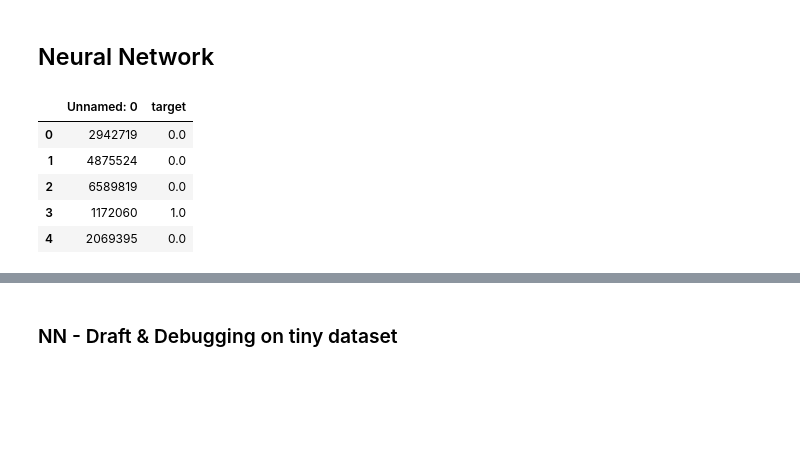
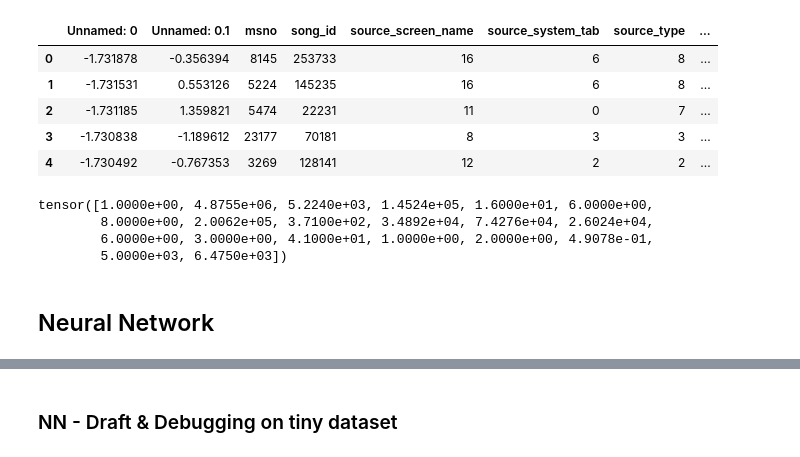
Before and after one commit to yunrulovescoding/CS229, a Jupyter notebook: NeuralNetwork.ipynb, the cells around one changed output, grey strips where cells are left out. Drawn from its saved outputs; the diff is of its cells as text; code cells hidden in the pictures; blank space fills up the shorter version.

```diff
--- a/NeuralNetwork.ipynb
+++ b/NeuralNetwork.ipynb
@@ -39,0 +106,9 @@ val_tiny_y = val_y[:1000].copy()
+# %%
+train_tiny_X.head()
+# %% [output]
+|  | Unnamed: 0 | Unnamed: 0.1 | msno | song_id | source_screen_name | source_system_tab | source_type | ... |
+| 0 | -1.731878 | -0.356394 | 8145 | 253733 | 16 | 6 | 8 | ... |
+| 1 | -1.731531 | 0.553126 | 5224 | 145235 | 16 | 6 | 8 | ... |
+| 2 | -1.731185 | 1.359821 | 5474 | 22231 | 11 | 0 | 7 | ... |
+| 3 | -1.730838 | -1.189612 | 23177 | 70181 | 8 | 3 | 3 | ... |
+| 4 | -1.730492 | -0.767353 | 3269 | 128141 | 12 | 2 | 2 | ... |
@@ -40,3 +140,10 @@ val_tiny_y = val_y[:1000].copy()
+# %%
+torch.tensor(train_X.iloc[1])
+# %% [output]
+tensor([1.0000e+00, 4.8755e+06, 5.2240e+03, 1.4524e+05, 1.6000e+01, 6.0000e+00,
+        8.0000e+00, 2.0062e+05, 3.7100e+02, 3.4892e+04, 7.4276e+04, 2.6024e+04,
+        6.0000e+00, 3.0000e+00, 4.1000e+01, 1.0000e+00, 2.0000e+00, 4.9078e-01,
+        5.0000e+03, 6.4750e+03])
 # %% [markdown]
 ## Neural Network
 # %%
@@ -47,9 +156,0 @@ SAVE_LOGITS = True
-# %%
-train_y.head()
-# %% [output]
-|  | Unnamed: 0 | target |
-| 0 | 2942719 | 0.0 |
-| 1 | 4875524 | 0.0 |
-| 2 | 6589819 | 0.0 |
-| 3 | 1172060 | 1.0 |
-| 4 | 2069395 | 0.0 |
```
Also changed, not shown: parts of 26 cells of this notebook, 1 other file.
